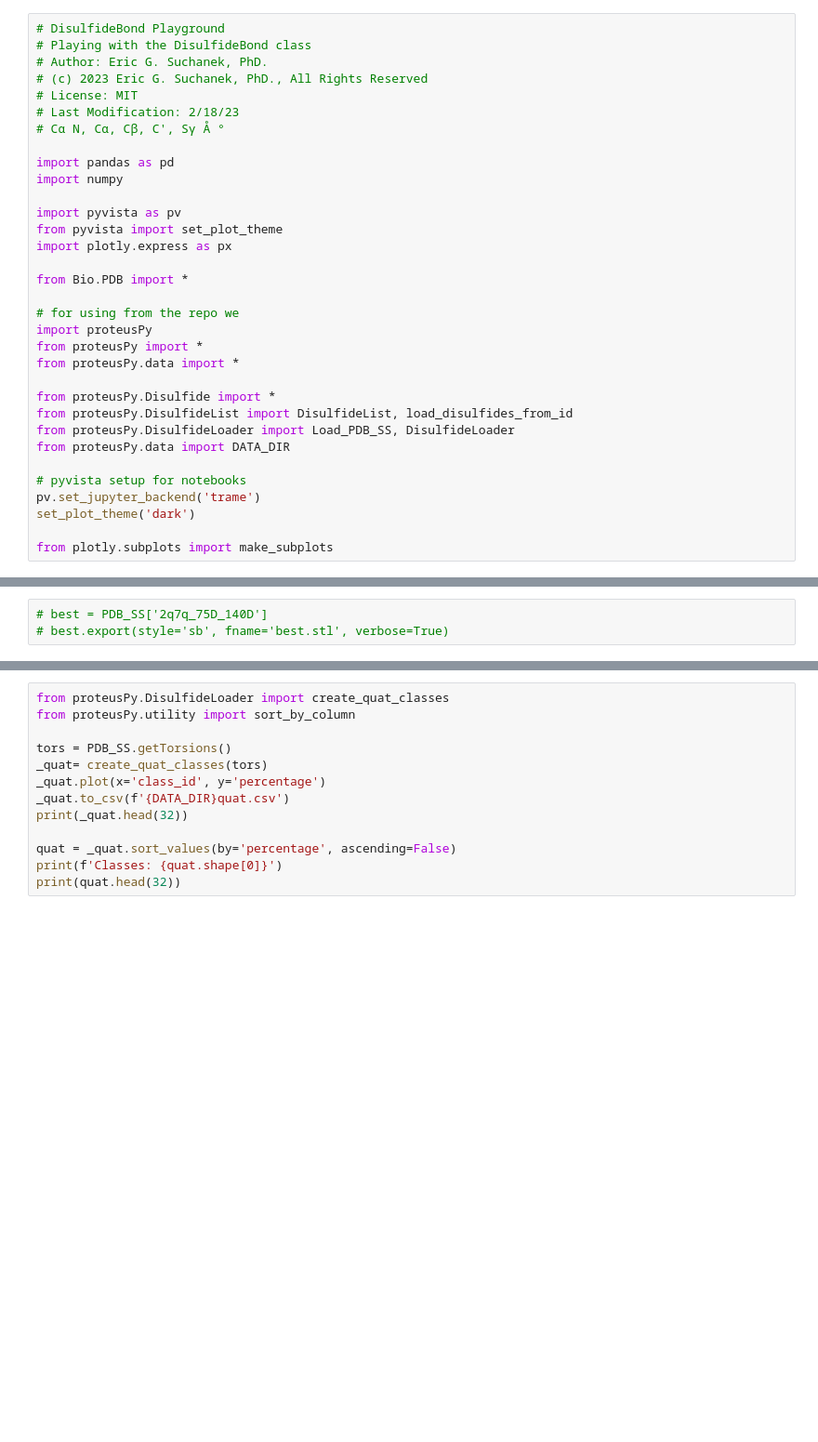
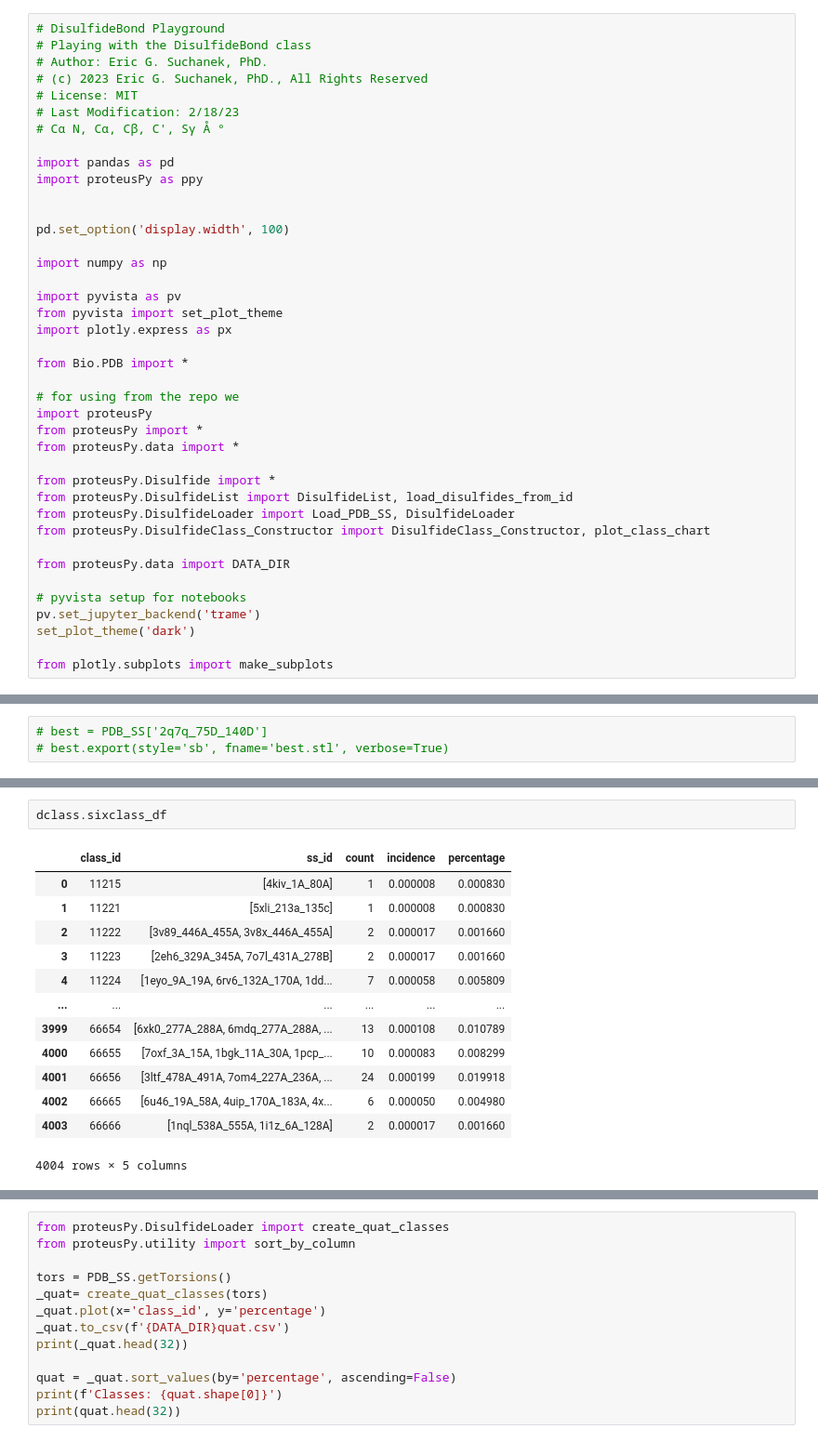
Before and after one commit to suchanek/proteusPy, a Jupyter notebook: notebooks/DisulfidePlayground.ipynb, the cells around one changed output, grey strips where cells are left out. Shown at 93% size. Saved outputs shown, nothing was run; the diff lists cells and outputs as text; blank space fills up the shorter version.

```diff
--- a/notebooks/DisulfidePlayground.ipynb
+++ b/notebooks/DisulfidePlayground.ipynb
@@ -8,7 +8,12 @@
 # Cα N, Cα, Cβ, C', Sγ Å °
 
 import pandas as pd
-import numpy
+import proteusPy as ppy
+
+
+pd.set_option('display.width', 100)
+
+import numpy as np
 
 import pyvista as pv
 from pyvista import set_plot_theme
@@ -24,6 +29,8 @@ from proteusPy.data import *
 from proteusPy.Disulfide import *
 from proteusPy.DisulfideList import DisulfideList, load_disulfides_from_id
 from proteusPy.DisulfideLoader import Load_PDB_SS, DisulfideLoader
+from proteusPy.DisulfideClass_Constructor import DisulfideClass_Constructor, plot_class_chart
+
 from proteusPy.data import DATA_DIR
 
 # pyvista setup for notebooks
@@ -73 +69,17 @@ def get_ss_id(df: pd.DataFrame, cls: str) -> str:
+# %%
+dclass.sixclass_df
+# %% [output]
+|  | class_id | ss_id | count | incidence | percentage |
+| 0 | 11215 | [4kiv_1A_80A] | 1 | 0.000008 | 0.000830 |
+| 1 | 11221 | [5xli_213a_135c] | 1 | 0.000008 | 0.000830 |
+| 2 | 11222 | [3v89_446A_455A, 3v8x_446A_455A] | 2 | 0.000017 | 0.001660 |
+| 3 | 11223 | [2eh6_329A_345A, 7o7l_431A_278B] | 2 | 0.000017 | 0.001660 |
+| 4 | 11224 | [1eyo_9A_19A, 6rv6_132A_170A, 1dd... | 7 | 0.000058 | 0.005809 |
+| ... | ... | ... | ... | ... | ... |
+| 3999 | 66654 | [6xk0_277A_288A, 6mdq_277A_288A, ... | 13 | 0.000108 | 0.010789 |
+| 4000 | 66655 | [7oxf_3A_15A, 1bgk_11A_30A, 1pcp_... | 10 | 0.000083 | 0.008299 |
+| 4001 | 66656 | [3ltf_478A_491A, 7om4_227A_236A, ... | 24 | 0.000199 | 0.019918 |
+| 4002 | 66665 | [6u46_19A_58A, 4uip_170A_183A, 4x... | 6 | 0.000050 | 0.004980 |
+| 4003 | 66666 | [1nql_538A_555A, 1i1z_6A_128A] | 2 | 0.000017 | 0.001660 |
+4004 rows × 5 columns
 # %%
```
Also changed, not shown: parts of 8 cells of this notebook, 18 other files.
